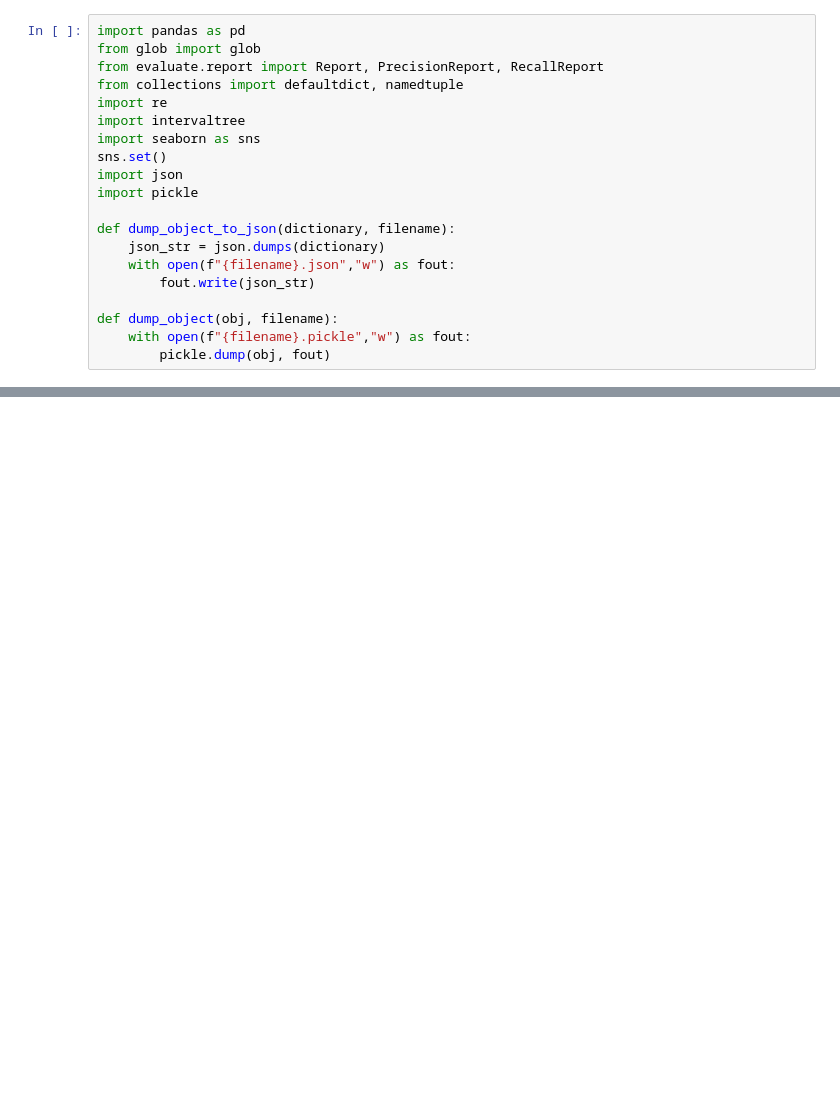
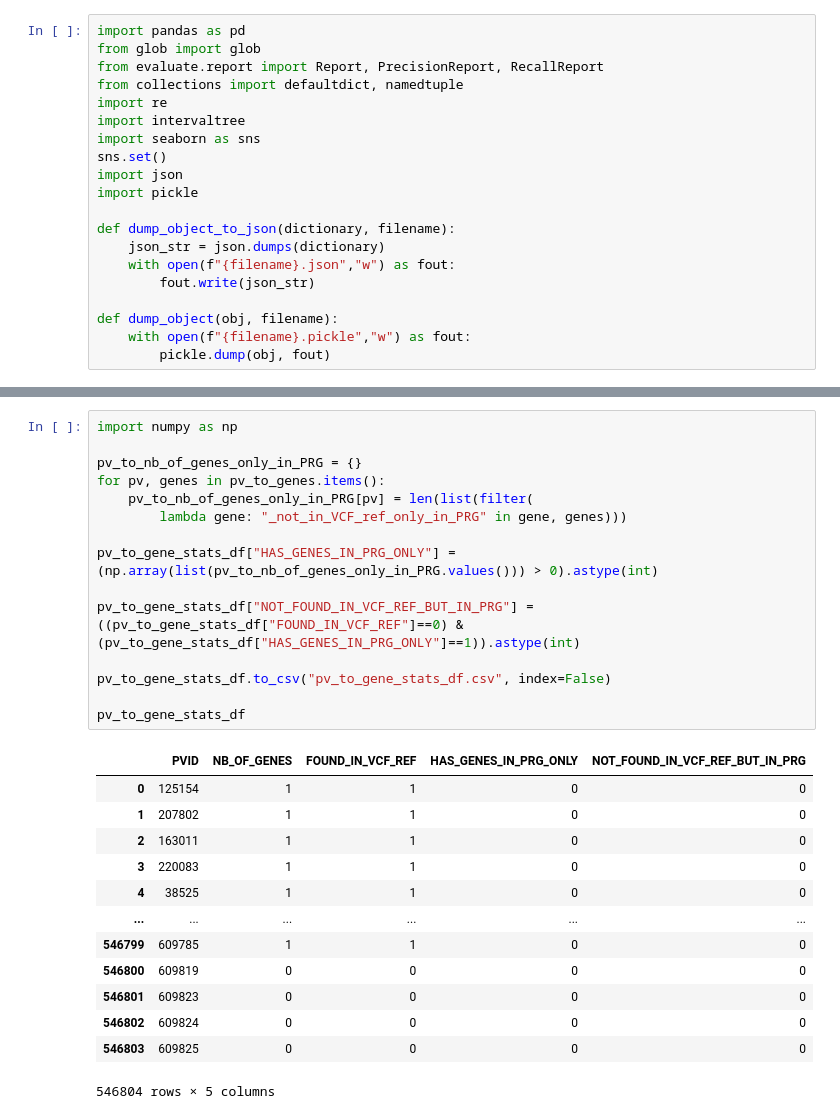
Before and after one commit to leoisl/pandora_paper_roc, a Jupyter notebook: external_scripts/pandora_FN_exploration/pandora_FN_exploration.ipynb, the cells around one changed output, grey strips where cells are left out. Drawn from its saved outputs; the diff is of its cells as text; blank space fills up the shorter version.

```diff
--- a/external_scripts/pandora_FN_exploration/pandora_FN_exploration.ipynb
+++ b/external_scripts/pandora_FN_exploration/pandora_FN_exploration.ipynb
@@ -113,3 +190,32 @@ pv_id_to_nb_of_genes_found_by_pandora_df
+# %%
+import numpy as np
+
+pv_to_nb_of_genes_only_in_PRG = {}
+for pv, genes in pv_to_genes.items():
+    pv_to_nb_of_genes_only_in_PRG[pv] = len(list(filter(
+        lambda gene: "_not_in_VCF_ref_only_in_PRG" in gene, genes)))
+
+pv_to_gene_stats_df["HAS_GENES_IN_PRG_ONLY"] = (np.array(list(pv_to_nb_of_genes_only_in_PRG.values())) > 0).astype(int)
+
+pv_to_gene_stats_df["NOT_FOUND_IN_VCF_REF_BUT_IN_PRG"] = ((pv_to_gene_stats_df["FOUND_IN_VCF_REF"]==0) & (pv_to_gene_stats_df["HAS_GENES_IN_PRG_ONLY"]==1)).astype(int)
+
+pv_to_gene_stats_df.to_csv("pv_to_gene_stats_df.csv", index=False)
+
+pv_to_gene_stats_df
+# %% [output]
+|  | PVID | NB_OF_GENES | FOUND_IN_VCF_REF | HAS_GENES_IN_PRG_ONLY | NOT_FOUND_IN_VCF_REF_BUT_IN_PRG |
+| 0 | 125154 | 1 | 1 | 0 | 0 |
+| 1 | 207802 | 1 | 1 | 0 | 0 |
+| 2 | 163011 | 1 | 1 | 0 | 0 |
+| 3 | 220083 | 1 | 1 | 0 | 0 |
+| 4 | 38525 | 1 | 1 | 0 | 0 |
+| ... | ... | ... | ... | ... | ... |
+| 546799 | 609785 | 1 | 1 | 0 | 0 |
+| 546800 | 609819 | 0 | 0 | 0 | 0 |
+| 546801 | 609823 | 0 | 0 | 0 | 0 |
+| 546802 | 609824 | 0 | 0 | 0 | 0 |
+| 546803 | 609825 | 0 | 0 | 0 | 0 |
+546804 rows × 5 columns
 # %%
 pv_ids_to_nb_of_genes_summary = pv_id_to_nb_of_genes_found_by_pandora_df[["PVID", "NB_OF_GENES"]].groupby("NB_OF_GENES").count()
 plot = pv_ids_to_nb_of_genes_summary.plot(kind="bar")
```
Also changed, not shown: parts of 10 cells of this notebook, 1 other file.
